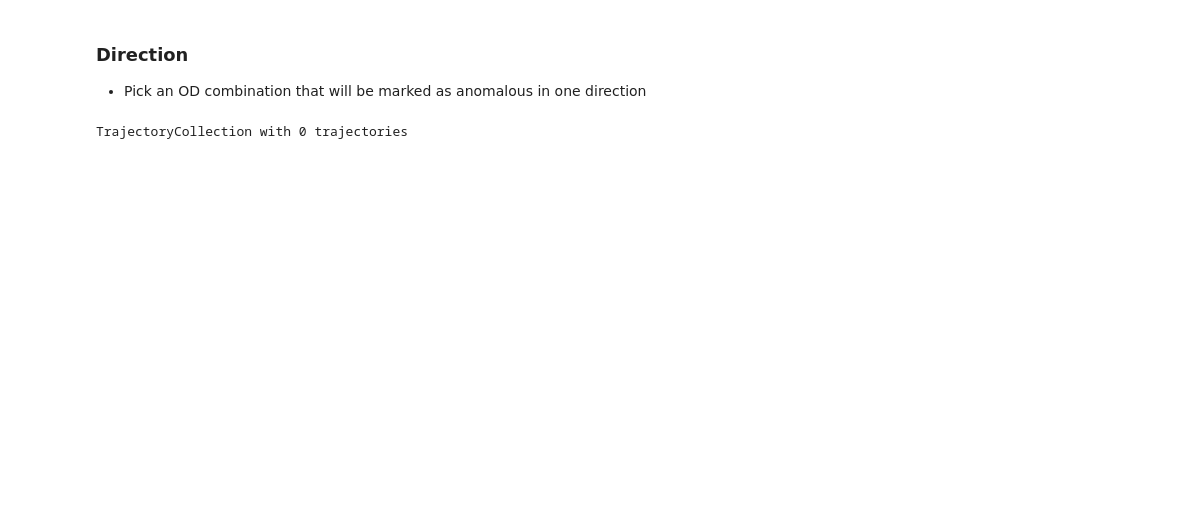
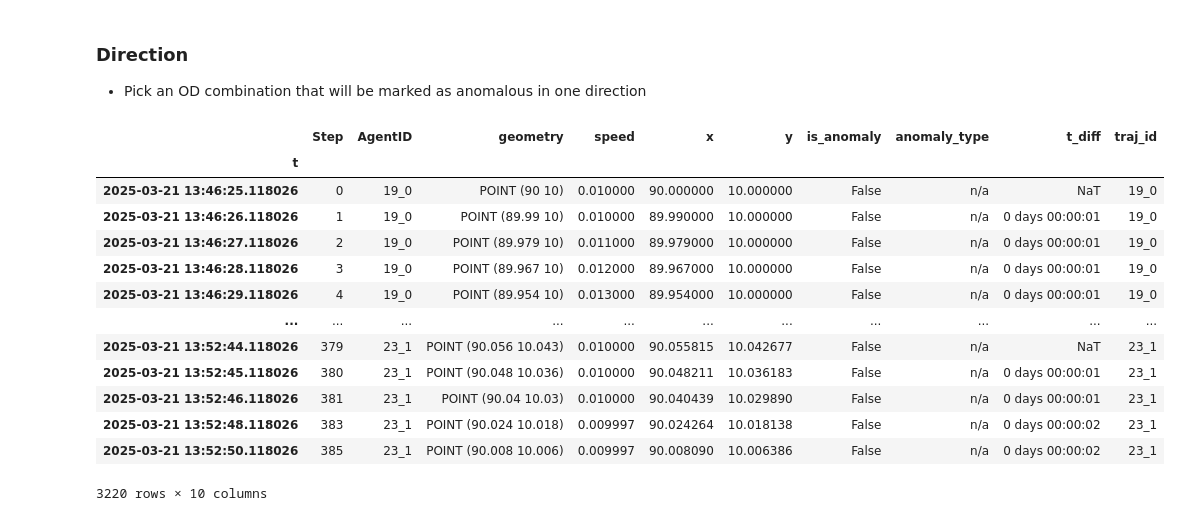
Before and after one commit to movingpandas/synth-data-generator, a Jupyter notebook: mesa/examples/basic/ships_hybrid_algorithm/ships.ipynb, the cells around one changed output. Cells and saved outputs as stored; diff of their text form; code cells hidden in the pictures; blank space fills up the shorter version.

```diff
--- a/mesa/examples/basic/ships_hybrid_algorithm/ships.ipynb
+++ b/mesa/examples/basic/ships_hybrid_algorithm/ships.ipynb
@@ -253,8 +247,20 @@ GeoSeries(polygon).plot(ax=ax, color="lightgray")
 ### Direction
 
 * Pick an OD combination that will be marked as anomalous in one direction
-# %%
-tc = mpd.SpeedSplitter(tc).split(speed=1.0, duration=timedelta(seconds=5))
-tc
-# %% [output]
-TrajectoryCollection with 0 trajectories
+# %%
+tc.to_point_gdf()
+# %% [output]
+|  | Step | AgentID | geometry | speed | x | y | is_anomaly | anomaly_type | t_diff | traj_id |
+| t |  |  |  |  |  |  |  |  |  |  |
+| 2025-03-21 13:46:25.118026 | 0 | 19_0 | POINT (90 10) | 0.010000 | 90.000000 | 10.000000 | False | n/a | NaT | 19_0 |
+| 2025-03-21 13:46:26.118026 | 1 | 19_0 | POINT (89.99 10) | 0.010000 | 89.990000 | 10.000000 | False | n/a | 0 days 00:00:01 | 19_0 |
+| 2025-03-21 13:46:27.118026 | 2 | 19_0 | POINT (89.979 10) | 0.011000 | 89.979000 | 10.000000 | False | n/a | 0 days 00:00:01 | 19_0 |
+| 2025-03-21 13:46:28.118026 | 3 | 19_0 | POINT (89.967 10) | 0.012000 | 89.967000 | 10.000000 | False | n/a | 0 days 00:00:01 | 19_0 |
+| 2025-03-21 13:46:29.118026 | 4 | 19_0 | POINT (89.954 10) | 0.013000 | 89.954000 | 10.000000 | False | n/a | 0 days 00:00:01 | 19_0 |
+| ... | ... | ... | ... | ... | ... | ... | ... | ... | ... | ... |
+| 2025-03-21 13:52:44.118026 | 379 | 23_1 | POINT (90.056 10.043) | 0.010000 | 90.055815 | 10.042677 | False | n/a | NaT | 23_1 |
+| 2025-03-21 13:52:45.118026 | 380 | 23_1 | POINT (90.048 10.036) | 0.010000 | 90.048211 | 10.036183 | False | n/a | 0 days 00:00:01 | 23_1 |
+| 2025-03-21 13:52:46.118026 | 381 | 23_1 | POINT (90.04 10.03) | 0.010000 | 90.040439 | 10.029890 | False | n/a | 0 days 00:00:01 | 23_1 |
+| 2025-03-21 13:52:48.118026 | 383 | 23_1 | POINT (90.024 10.018) | 0.009997 | 90.024264 | 10.018138 | False | n/a | 0 days 00:00:02 | 23_1 |
+| 2025-03-21 13:52:50.118026 | 385 | 23_1 | POINT (90.008 10.006) | 0.009997 | 90.008090 | 10.006386 | False | n/a | 0 days 00:00:02 | 23_1 |
+3220 rows × 10 columns
```
Also changed, not shown: parts of 11 cells of this notebook, 3 other files.
